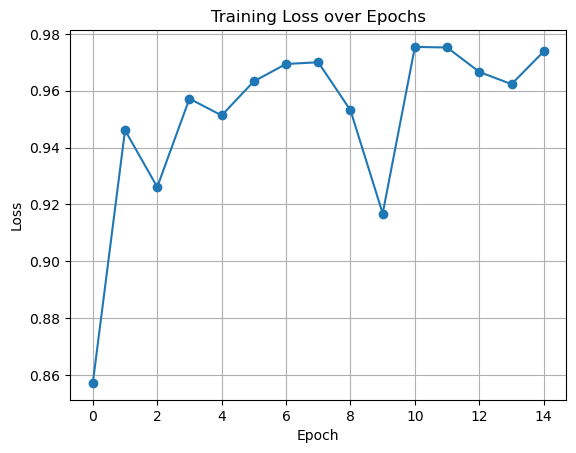
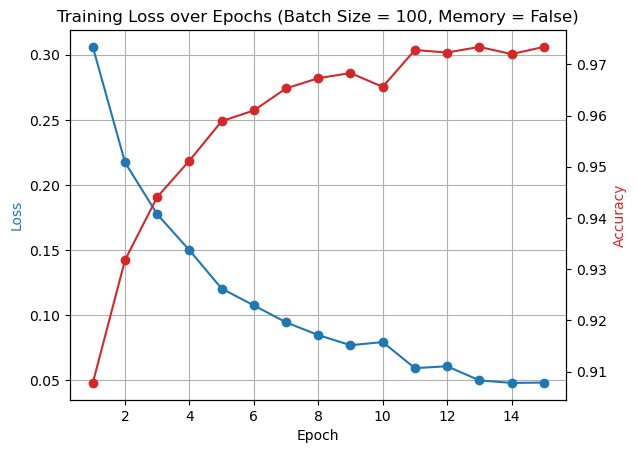
Code edit (unified diff) that turned the first committed figure into the second:
--- before
+++ after
@@ -1,9 +1,24 @@
 from scipy.interpolate import make_interp_spline
+# import mplcursors
 
-plt.plot(list(training_loss_history.keys()), list(training_loss_history.values()), marker='o')
-plt.title('Training Loss over Epochs')
-plt.xlabel('Epoch')
-plt.ylabel('Loss')
-plt.grid()
+fig, ax1 = plt.subplots()
+
+color = 'tab:blue'
+x_axis = list(training_loss_history.keys())
+y_axis = list(pd.DataFrame(training_loss_history.values()).iloc[:,0])
+ax1.plot(x_axis, y_axis, marker='o', color=color)
+ax1.set_title(f'Training Loss over Epochs (Batch Size = {batch_size}, Memory = {memory==1})')
+ax1.set_xlabel('Epoch')
+ax1.set_ylabel('Loss', color=color)
+ax1.grid()
+
+ax2= ax1.twinx()
+
+color = 'tab:red'
+y_axis_acc = list(pd.DataFrame(training_loss_history.values()).iloc[:,1])
+ax2.plot(x_axis, y_axis_acc, marker='o', color=color)
+ax2.set_ylabel('Accuracy', color=color)
+# ax2.tick_params(axis='y', labelcolor=color)
+
 plt.show()
     

Commit: Improving learning stability